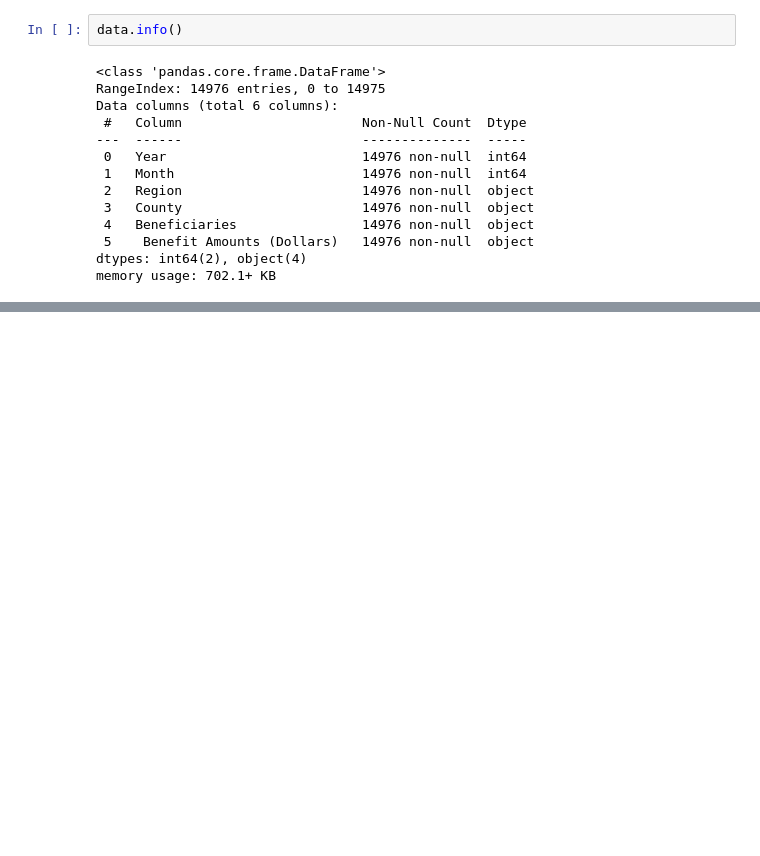
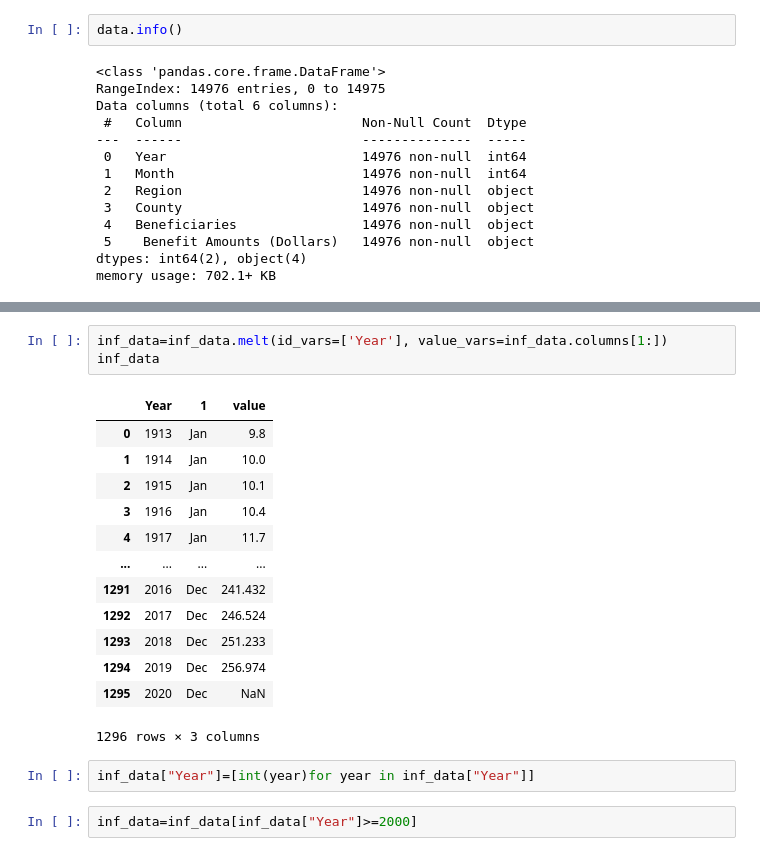
Before and after one commit to ssiddharth2/CS5010_Semester_Project, a Jupyter notebook: CS5010_Semester_Project.ipynb, the cells around one changed output, grey strips where cells are left out. Cells and saved outputs as stored; diff of their text form; blank space fills up the shorter version.

```diff
--- a/CS5010_Semester_Project.ipynb
+++ b/CS5010_Semester_Project.ipynb
@@ -82,0 +120,21 @@ memory usage: 702.1+ KB
+# %%
+inf_data=inf_data.melt(id_vars=['Year'], value_vars=inf_data.columns[1:])
+inf_data
+# %% [output]
+|  | Year | 1 | value |
+| 0 | 1913 | Jan | 9.8 |
+| 1 | 1914 | Jan | 10.0 |
+| 2 | 1915 | Jan | 10.1 |
+| 3 | 1916 | Jan | 10.4 |
+| 4 | 1917 | Jan | 11.7 |
+| ... | ... | ... | ... |
+| 1291 | 2016 | Dec | 241.432 |
+| 1292 | 2017 | Dec | 246.524 |
+| 1293 | 2018 | Dec | 251.233 |
+| 1294 | 2019 | Dec | 256.974 |
+| 1295 | 2020 | Dec | NaN |
+1296 rows × 3 columns
+# %%
+inf_data["Year"]=[int(year)for year in inf_data["Year"]]
+# %%
+inf_data=inf_data[inf_data["Year"]>=2000]
```
Also changed, not shown: parts of 7 cells of this notebook.
